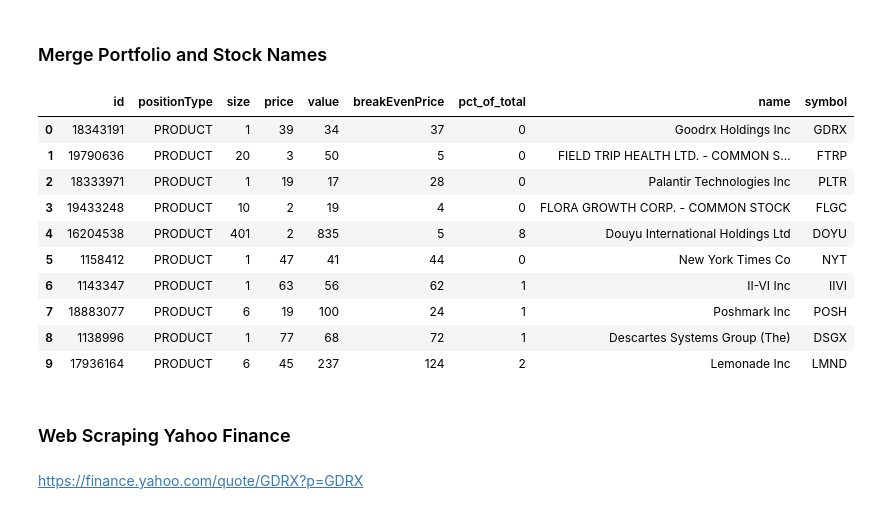
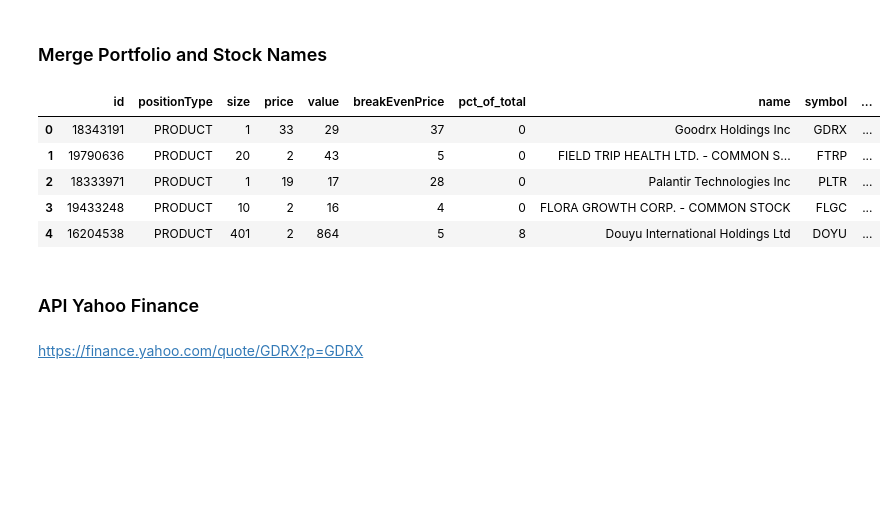
Before and after one commit to Robinhohocepied/Degiro_Portfolio_Dashboard, a Jupyter notebook: Degiro_Portfolio_Analysis.ipynb, the cells around one changed output. Cells and saved outputs as stored; diff of their text form; code cells hidden in the pictures; blank space fills up the shorter version.

```diff
--- a/Degiro_Portfolio_Analysis.ipynb
+++ b/Degiro_Portfolio_Analysis.ipynb
@@ -141,20 +148,15 @@ stock_names_df.head()
 # %%
 portfolio_stock_df = portfolio_df.merge(stock_names_df, how='left', on='id')
 # %%
-portfolio_stock_df.head(10)
+portfolio_stock_df.head(5)
 # %% [output]
-|  | id | positionType | size | price | value | breakEvenPrice | pct_of_total | name | symbol |
-| 0 | 18343191 | PRODUCT | 1 | 39 | 34 | 37 | 0 | Goodrx Holdings Inc | GDRX |
-| 1 | 19790636 | PRODUCT | 20 | 3 | 50 | 5 | 0 | FIELD TRIP HEALTH LTD. - COMMON S... | FTRP |
-| 2 | 18333971 | PRODUCT | 1 | 19 | 17 | 28 | 0 | Palantir Technologies Inc | PLTR |
-| 3 | 19433248 | PRODUCT | 10 | 2 | 19 | 4 | 0 | FLORA GROWTH CORP. - COMMON STOCK | FLGC |
-| 4 | 16204538 | PRODUCT | 401 | 2 | 835 | 5 | 8 | Douyu International Holdings Ltd | DOYU |
-| 5 | 1158412 | PRODUCT | 1 | 47 | 41 | 44 | 0 | New York Times Co | NYT |
-| 6 | 1143347 | PRODUCT | 1 | 63 | 56 | 62 | 1 | II-VI Inc | IIVI |
-| 7 | 18883077 | PRODUCT | 6 | 19 | 100 | 24 | 1 | Poshmark Inc | POSH |
-| 8 | 1138996 | PRODUCT | 1 | 77 | 68 | 72 | 1 | Descartes Systems Group (The) | DSGX |
-| 9 | 17936164 | PRODUCT | 6 | 45 | 237 | 124 | 2 | Lemonade Inc | LMND |
+|  | id | positionType | size | price | value | breakEvenPrice | pct_of_total | name | symbol | ... |
+| 0 | 18343191 | PRODUCT | 1 | 33 | 29 | 37 | 0 | Goodrx Holdings Inc | GDRX | ... |
+| 1 | 19790636 | PRODUCT | 20 | 2 | 43 | 5 | 0 | FIELD TRIP HEALTH LTD. - COMMON S... | FTRP | ... |
+| 2 | 18333971 | PRODUCT | 1 | 19 | 17 | 28 | 0 | Palantir Technologies Inc | PLTR | ... |
+| 3 | 19433248 | PRODUCT | 10 | 2 | 16 | 4 | 0 | FLORA GROWTH CORP. - COMMON STOCK | FLGC | ... |
+| 4 | 16204538 | PRODUCT | 401 | 2 | 864 | 5 | 8 | Douyu International Holdings Ltd | DOYU | ... |
 # %% [markdown]
-### Web Scraping Yahoo Finance
+### API Yahoo Finance
 # %% [markdown]
 https://finance.yahoo.com/quote/GDRX?p=GDRX
```
Also changed, not shown: parts of 94 cells of this notebook, 2 other files.
